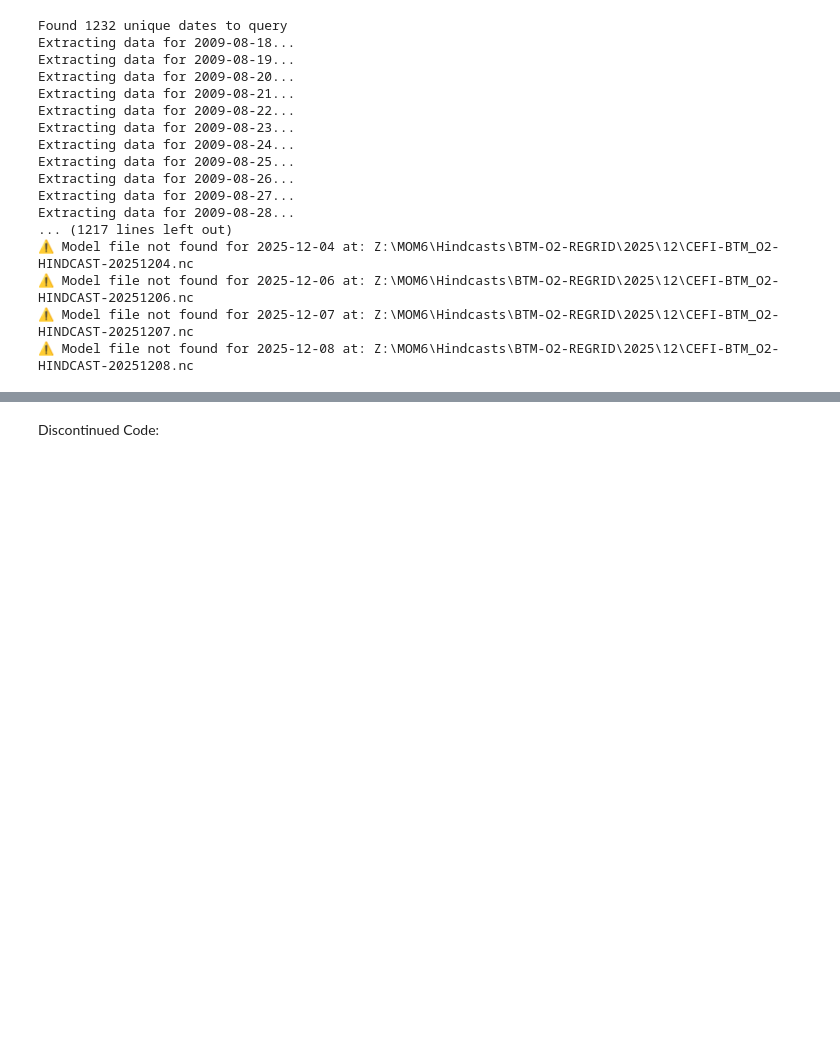
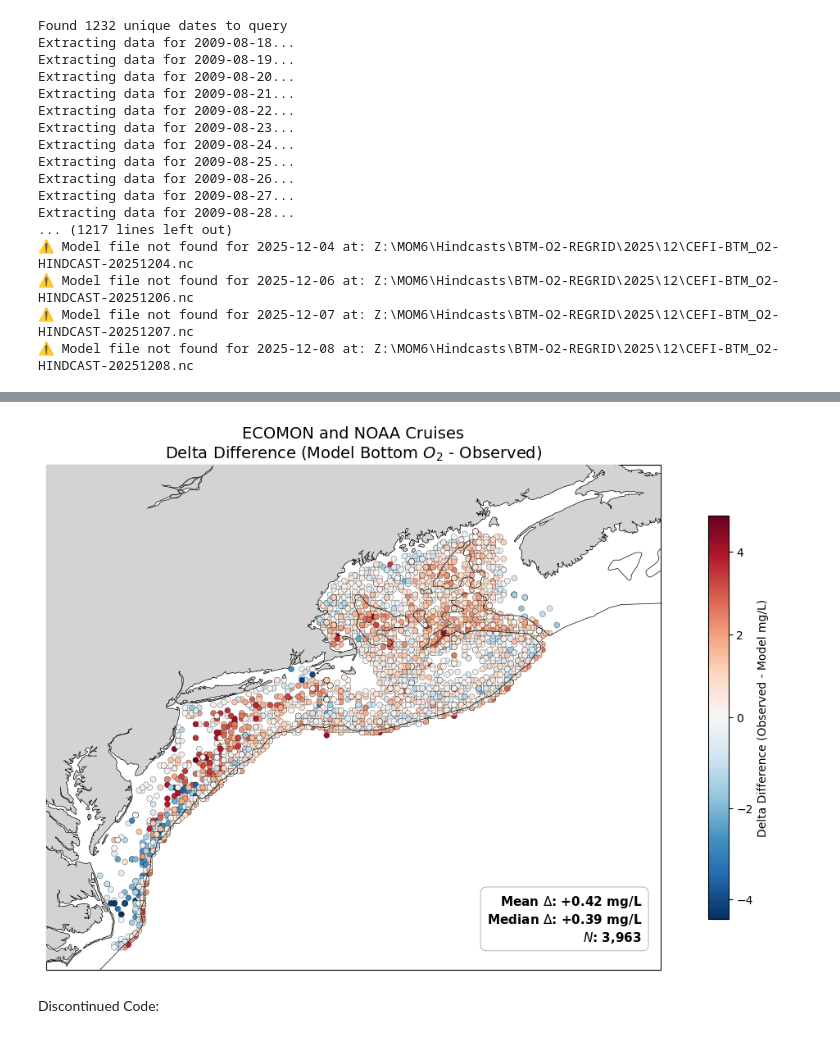
Before and after one commit to EGable1/MOM6-COBALT_2026, a Jupyter notebook: code/comparison_prep.ipynb, the cells around one changed output, grey strips where cells are left out. Drawn from its saved outputs; the diff is of its cells as text; code cells hidden in the pictures; blank space fills up the shorter version.

Commit message:
Added statistical comparisons between model and observed points and plot method

```diff
--- a/code/comparison_prep.ipynb
+++ b/code/comparison_prep.ipynb
@@ -517,0 +625,62 @@ plt.show()
+# %%
+import matplotlib.colors as mcolors
+
+final=pd.read_csv(r"C:\Users\edmund.gable\Documents\Hollings_2026\GitHub\MOM6-COBALT_2026\data\Processed_Data\comparison\ECOMON_MOM6_comparison.csv")
+
+bathym = cfeature.NaturalEarthFeature(name='bathymetry_K_200', scale='10m', category='physical')
+bathym = unary_union(list(bathym.geometries()))
+
+fig = plt.figure(figsize=(15, 8)) #set figure size
+map_projection = cartopy.crs.PlateCarree() #set map projection
+ax = plt.axes(projection=map_projection) #link projection to axes
+sc=ax.scatter(final['matched_lon'].astype(float), final['matched_lat'].astype(float), c=final['delta_difference'], cmap='RdBu_r', s=25, edgecolors='black', linewidths=0.2, transform=cartopy.crs.PlateCarree())
+
+cb = plt.colorbar(sc, shrink=0.8, label='Delta Difference (Observed - Model mg/L)')
+
+# Optional: Center the colorbar around 0 if you want to balance over/underestimation
+# import matplotlib.colors as mcolors
+sc.set_norm(mcolors.TwoSlopeNorm(vcenter=0))
+
+# 5. Add map layers and features
+ax.add_feature(cfeature.COASTLINE, linewidth=1)
+ax.add_feature(cfeature.LAND, zorder=100, facecolor='lightgrey')
+ax.add_geometries(bathym, facecolor='none', edgecolor='black', linewidth=0.5, crs=cartopy.crs.PlateCarree())
+
+# 6. Set map spatial limits (Mid-Atlantic Bight / New England shelf)
+ax.set_extent([-77, -63, 34.5, 46])
+
+# 7. Add text decoration
+ax.set_title('ECOMON and NOAA Cruises\nDelta Difference (Model Bottom $O_2$ - Observed)', fontsize=14)
+
+#8. Add text to display mean average
+# 1. Calculate the stats cleanly (ignoring any stray NaNs)
+mean_delta = final['delta_difference'].mean()
+median_delta = final['delta_difference'].median()
+total_pts = len(final['delta_difference'].dropna())
+
+# 2. Format the display string (adding the median with dynamic +/- sign formatting)
+text_str = (
+    f"Mean $\Delta$: {mean_delta:+.2f} mg/L\n"
+    f"Median $\Delta$: {median_delta:+.2f} mg/L\n"
+    f"$N$: {total_pts:,}"
+)
+
+# 3. Define the bounding box style (semi-transparent white block)
+box_style = dict(boxstyle='round,pad=0.5', facecolor='white', alpha=0.85, edgecolor='gray', linewidth=0.5)
+
+# 4. Place the text box in the lower-right quadrant of the axes view
+ax.text(
+    0.97, 0.05,                   # Coordinates (x=97% right, y=5% up from bottom)
+    text_str,
+    transform=ax.transAxes,       # Lock placement to screen space
+    fontsize=11,
+    fontweight='bold',
+    va='bottom',
+    ha='right',
+    bbox=box_style,
+    zorder=105                    # Sits cleanly on top of gray landmasses
+)
+# =====================================================================
+plt.show()
+# %% [output]
+[figure, added]
```
Also changed, not shown: parts of 20 cells of this notebook, 2 other files.
